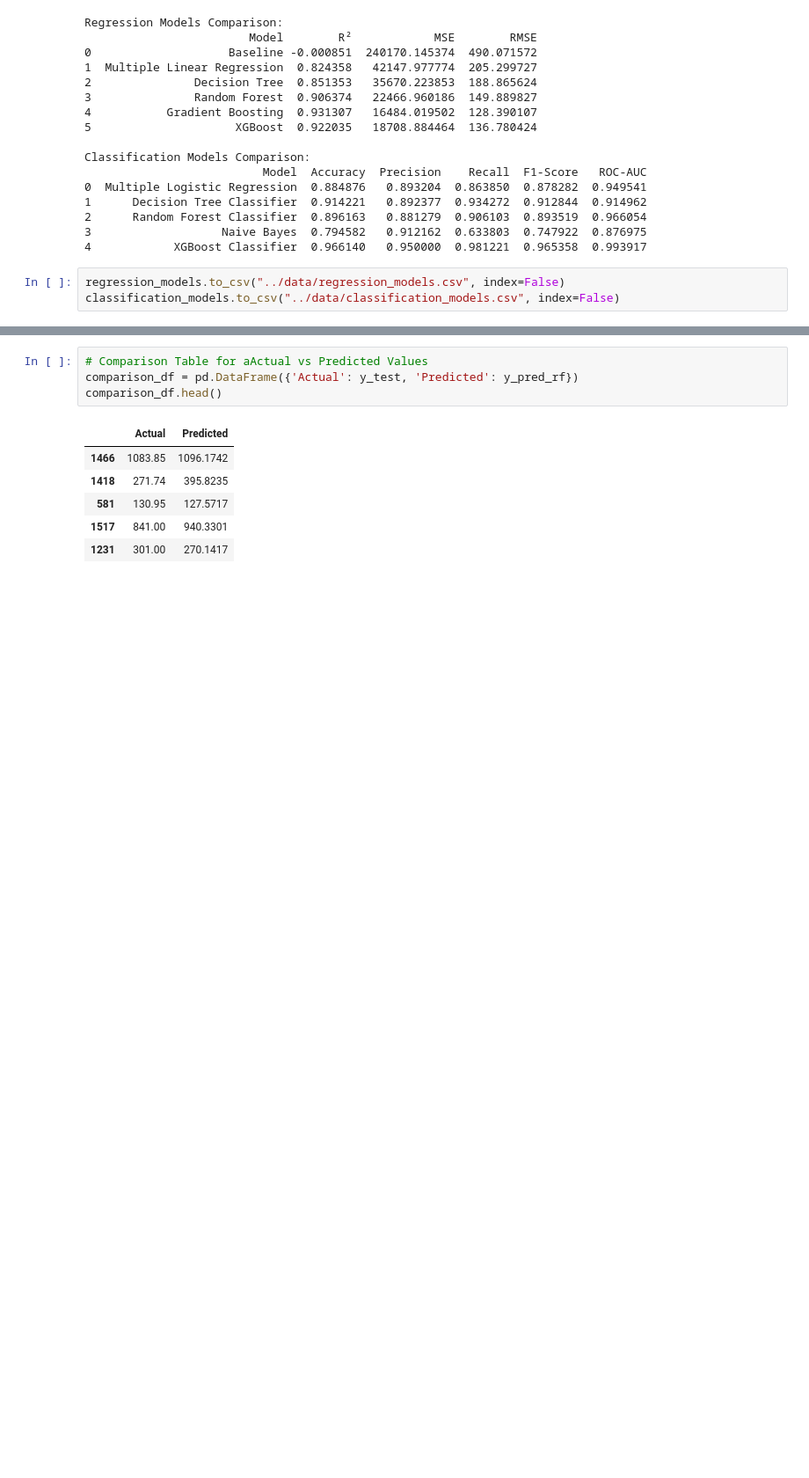
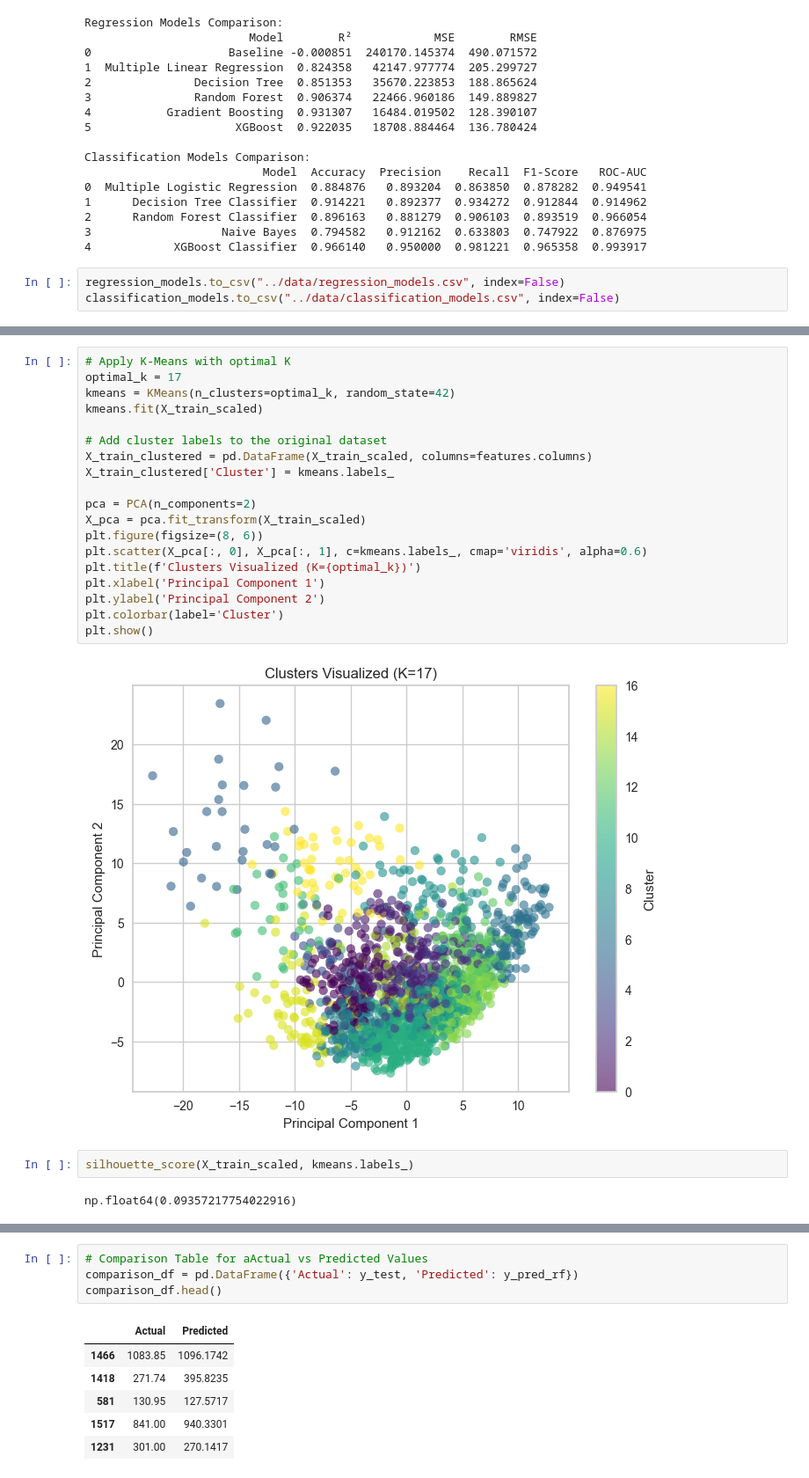
Before and after one commit to RJUNCC/crime_project, a Jupyter notebook: notebooks/better_communities_crime.ipynb, the cells around one changed output, grey strips where cells are left out. Shown at 88% size. Saved outputs shown, nothing was run; the diff lists cells and outputs as text; blank space fills up the shorter version.

```diff
--- a/notebooks/better_communities_crime.ipynb
+++ b/notebooks/better_communities_crime.ipynb
@@ -1086,0 +1144,25 @@ classification_models.to_csv("../data/classification_models.csv", index=False)
+# %%
+# Apply K-Means with optimal K
+optimal_k = 17
+kmeans = KMeans(n_clusters=optimal_k, random_state=42)
+kmeans.fit(X_train_scaled)
+
+# Add cluster labels to the original dataset
+X_train_clustered = pd.DataFrame(X_train_scaled, columns=features.columns)
+X_train_clustered['Cluster'] = kmeans.labels_
+
+pca = PCA(n_components=2)
+X_pca = pca.fit_transform(X_train_scaled)
+plt.figure(figsize=(8, 6))
+plt.scatter(X_pca[:, 0], X_pca[:, 1], c=kmeans.labels_, cmap='viridis', alpha=0.6)
+plt.title(f'Clusters Visualized (K={optimal_k})')
+plt.xlabel('Principal Component 1')
+plt.ylabel('Principal Component 2')
+plt.colorbar(label='Cluster')
+plt.show()
+# %% [output]
+[figure, added]
+# %%
+silhouette_score(X_train_scaled, kmeans.labels_)
+# %% [output]
+np.float64(0.09357217754022916)
```
Also changed, not shown: parts of 27 cells of this notebook, 1 other file.
